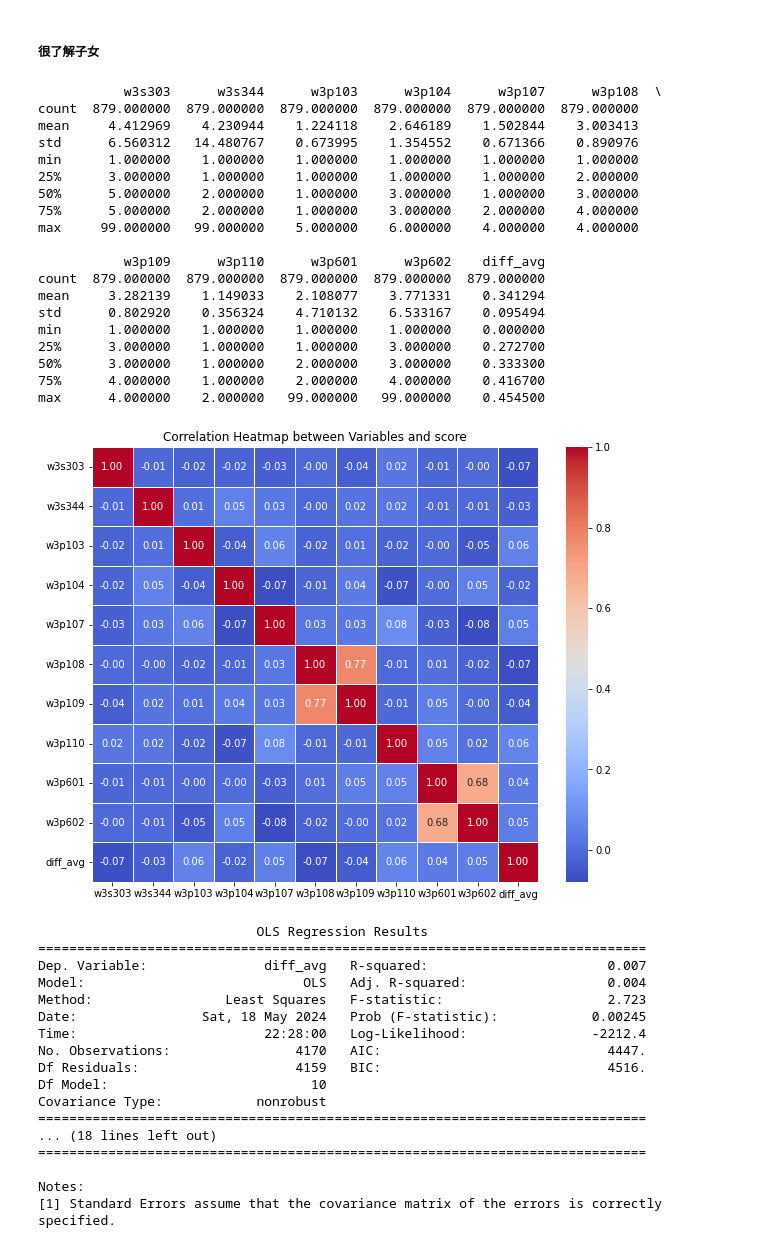
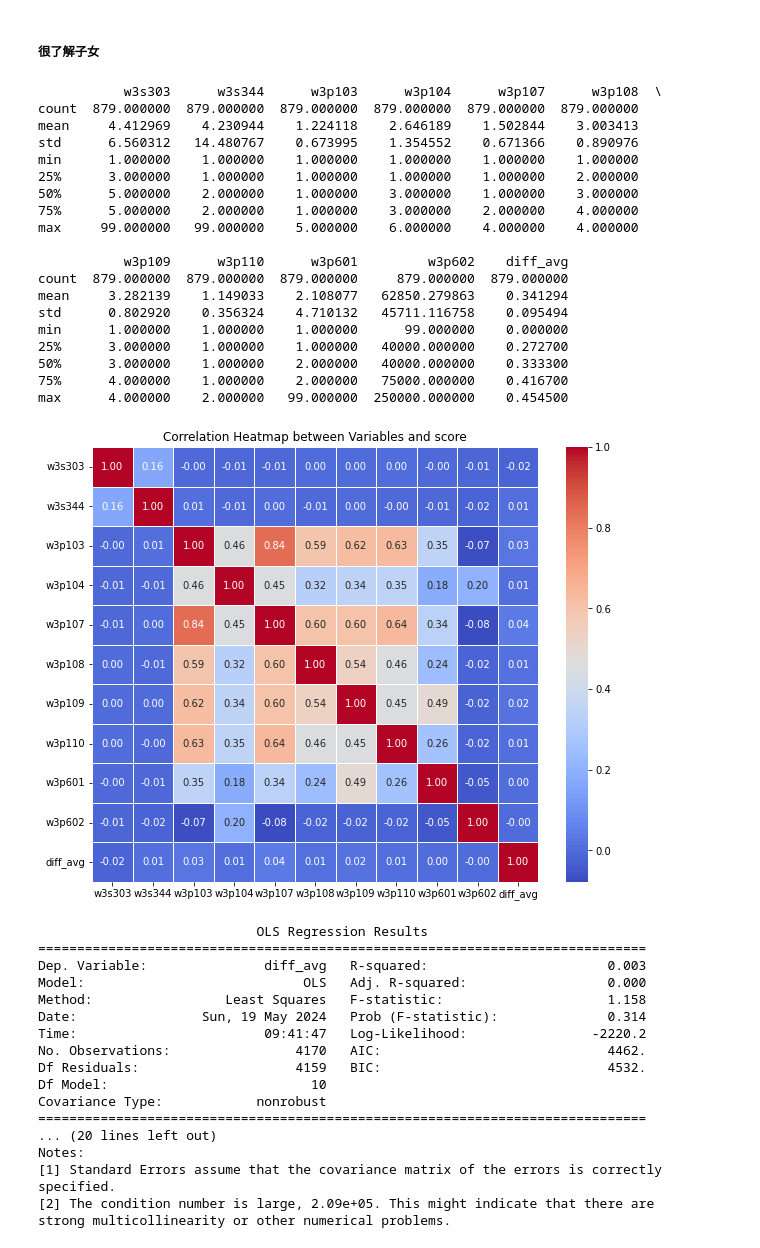
Before and after one commit to ouyang-yang/TIER, a Jupyter notebook: EE_FP.ipynb, the cells around one changed output. Saved outputs shown, nothing was run; the diff lists cells and outputs as text; code cells hidden in the pictures.

```diff
--- a/EE_FP.ipynb
+++ b/EE_FP.ipynb
@@ -24,8 +24,8 @@ df_par = pd.read_csv(par_data)
 ##### Data Pre-processing
 # %%
 df = df.merge(df_stud[['stud_id', 'w3s303', 'w3s344']], on='stud_id', how='outer')
-df = df.merge(df_par[['stud_id', 'w3p103', 'w3p104', 'w3p107', 'w3p108',
-                      'w3p109', 'w3p110', 'w3p601', 'w3p602']], on='stud_id', how='outer')
+df = df.merge(df_par[['stud_id', 'w3p103', 'w3p104', 'w3p107', 'w3p108', 'w3p109', 'w3p110',
+                      'w3p312', 'w3p313', 'w3p502', 'w3p505', 'w3p601', 'w3p602']], on='stud_id', how='outer')
 
 df['cp'] = [0 if x >= 30002 else 1 for x in df['stud_id']] # cp=1: 追蹤樣本
 df
@@ -139,25 +154,25 @@ min      1.000000    1.000000    1.000000    1.000000    1.000000    1.000000
 75%      5.000000    2.000000    1.000000    3.000000    2.000000    4.000000
 max     99.000000   99.000000    5.000000    6.000000    4.000000    4.000000
 
-           w3p109      w3p110      w3p601      w3p602    diff_avg
-count  879.000000  879.000000  879.000000  879.000000  879.000000
-mean     3.282139    1.149033    2.108077    3.771331    0.341294
-std      0.802920    0.356324    4.710132    6.533167    0.095494
-min      1.000000    1.000000    1.000000    1.000000    0.000000
-25%      3.000000    1.000000    1.000000    3.000000    0.272700
-50%      3.000000    1.000000    2.000000    3.000000    0.333300
-75%      4.000000    1.000000    2.000000    4.000000    0.416700
-max      4.000000    2.000000   99.000000   99.000000    0.454500
+           w3p109      w3p110      w3p601         w3p602    diff_avg
+count  879.000000  879.000000  879.000000     879.000000  879.000000
+mean     3.282139    1.149033    2.108077   62850.279863    0.341294
+std      0.802920    0.356324    4.710132   45711.116758    0.095494
+min      1.000000    1.000000    1.000000      99.000000    0.000000
+25%      3.000000    1.000000    1.000000   40000.000000    0.272700
+50%      3.000000    1.000000    2.000000   40000.000000    0.333300
+75%      4.000000    1.000000    2.000000   75000.000000    0.416700
+max      4.000000    2.000000   99.000000  250000.000000    0.454500
 # %%
-correlation_matrix = df_well[all_vars].corr()
+correlation_matrix = old_df[all_vars].corr()
 
 # Plotting the heatmap
 plt.figure(figsize=(10, 8))
 sns.heatmap(correlation_matrix, annot=True, cmap='coolwarm', fmt=".2f", linewidths=0.5)
 plt.title('Correlation Heatmap between Variables and score')
 plt.show()
 # %% [output]
-[figure, old version]
+[figure, new version]
 # %%
 # Define the dependent variable
 dependent_var = 'diff_avg'
@@ -173,18 +188,18 @@ print(model.summary())
 # %% [output]
                             OLS Regression Results
 ==============================================================================
-Dep. Variable:               diff_avg   R-squared:                       0.007
-Model:                            OLS   Adj. R-squared:                  0.004
-Method:                 Least Squares   F-statistic:                     2.723
-Date:                Sat, 18 May 2024   Prob (F-statistic):            0.00245
-Time:                        22:28:00   Log-Likelihood:                -2212.4
-No. Observations:                4170   AIC:                             4447.
-Df Residuals:                    4159   BIC:                             4516.
+Dep. Variable:               diff_avg   R-squared:                       0.003
+Model:                            OLS   Adj. R-squared:                  0.000
+Method:                 Least Squares   F-statistic:                     1.158
+Date:                Sun, 19 May 2024   Prob (F-statistic):              0.314
+Time:                        09:41:47   Log-Likelihood:                -2220.2
+No. Observations:                4170   AIC:                             4462.
+Df Residuals:                    4159   BIC:                             4532.
 Df Model:                          10
 Covariance Type:            nonrobust
 ==============================================================================
-... (18 lines left out)
-==============================================================================
-
+... (20 lines left out)
 Notes:
 [1] Standard Errors assume that the covariance matrix of the errors is correctly specified.
+[2] The condition number is large, 2.09e+05. This might indicate that there are
+strong multicollinearity or other numerical problems.
```
Also changed, not shown: parts of 4 cells of this notebook.
